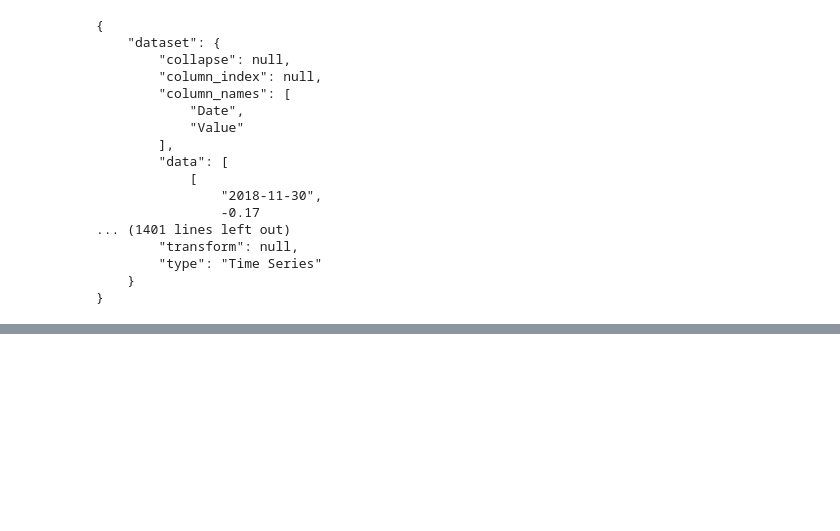
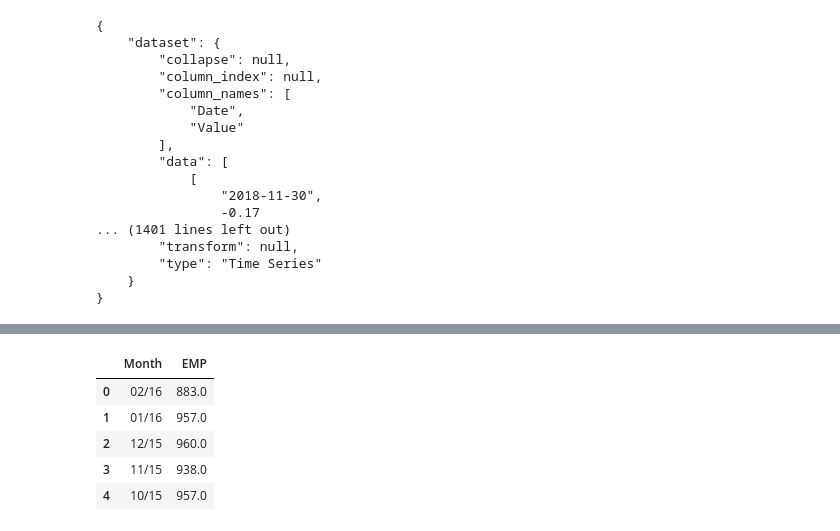
Before and after one commit to BShim92/BrazilianECommerce, a Jupyter notebook: CPI_Employment.ipynb, the cells around one changed output, grey strips where cells are left out. Saved outputs shown, nothing was run; the diff lists cells and outputs as text; code cells hidden in the pictures; blank space fills up the shorter version.

```diff
--- a/CPI_Employment.ipynb
+++ b/CPI_Employment.ipynb
@@ -105,0 +50,16 @@ CPI_df.rename(index=str, columns={0: "Date(Monthly)", 1: "Employment(in thousand
+# %%
+data2 = response2['dataset']['data']
+Emp_df = pd.DataFrame(data2)
+
+Emp_df = Emp_df.rename(index=str, columns={0: "Month", 1: "EMP"})
+
+Emp_df['Month'] = pd.to_datetime(Emp_df['Month'])
+Emp_df['Month'] = Emp_df['Month'].dt.strftime('%m/%y')
+Emp_df.head()
+# %% [output]
+|  | Month | EMP |
+| 0 | 02/16 | 883.0 |
+| 1 | 01/16 | 957.0 |
+| 2 | 12/15 | 960.0 |
+| 3 | 11/15 | 938.0 |
+| 4 | 10/15 | 957.0 |
```
Also changed, not shown: parts of 9 cells of this notebook.
